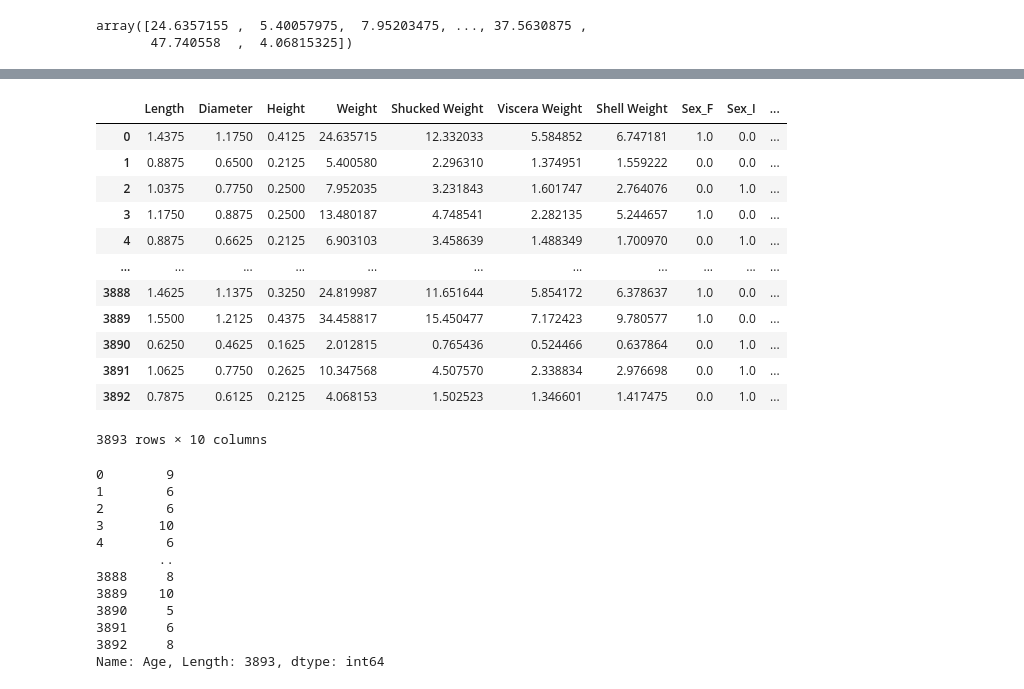
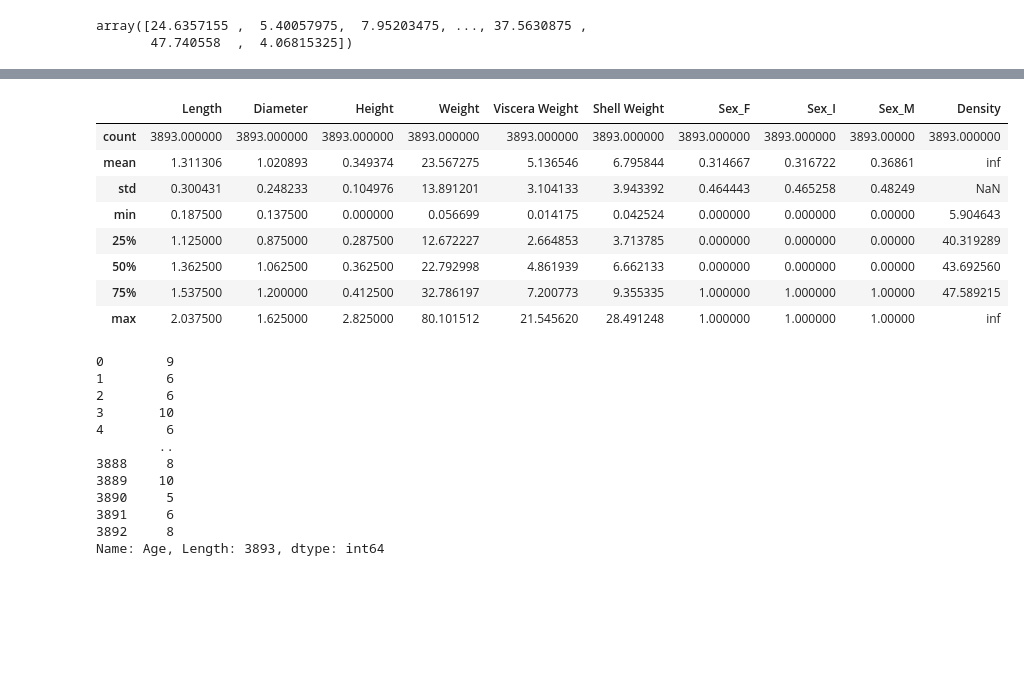
Before and after one commit to realyashsehgal/Age-Prediction, a Jupyter notebook: Models/Main.ipynb, the cells around one changed output, grey strips where cells are left out. Saved outputs shown, nothing was run; the diff lists cells and outputs as text; code cells hidden in the pictures; blank space fills up the shorter version.

```diff
--- a/Models/Main.ipynb
+++ b/Models/Main.ipynb
@@ -206,5 +217,5 @@ df_final['Weight'].unique()
 array([24.6357155 ,  5.40057975,  7.95203475, ..., 37.5630875 ,
        47.740558  ,  4.06815325])
 # %%
-
-sns.pairplot(df_final)
+df_final['Density'] = df_final['Weight'] / (df_final['Length'] * df_final['Diameter'] * df_final['Height'])
+# sns.pairplot(df_final)
@@ -214,23 +228,20 @@ sns.pairplot(df_final)
 # %%
 from sklearn.model_selection import train_test_split
 # %%
-X = df_final.drop(['Age'],axis=1)
+# X = df_final.drop(['Age','Shucked Weight','Viscera Weight','Shell Weight'],axis=1)
+X = df_final.drop(['Age','Shucked Weight'],axis=1)
 # %%
-X
+X.describe()
 # %% [output]
-|  | Length | Diameter | Height | Weight | Shucked Weight | Viscera Weight | Shell Weight | Sex_F | Sex_I | ... |
-| 0 | 1.4375 | 1.1750 | 0.4125 | 24.635715 | 12.332033 | 5.584852 | 6.747181 | 1.0 | 0.0 | ... |
-| 1 | 0.8875 | 0.6500 | 0.2125 | 5.400580 | 2.296310 | 1.374951 | 1.559222 | 0.0 | 0.0 | ... |
-| 2 | 1.0375 | 0.7750 | 0.2500 | 7.952035 | 3.231843 | 1.601747 | 2.764076 | 0.0 | 1.0 | ... |
-| 3 | 1.1750 | 0.8875 | 0.2500 | 13.480187 | 4.748541 | 2.282135 | 5.244657 | 1.0 | 0.0 | ... |
-| 4 | 0.8875 | 0.6625 | 0.2125 | 6.903103 | 3.458639 | 1.488349 | 1.700970 | 0.0 | 1.0 | ... |
-| ... | ... | ... | ... | ... | ... | ... | ... | ... | ... | ... |
-| 3888 | 1.4625 | 1.1375 | 0.3250 | 24.819987 | 11.651644 | 5.854172 | 6.378637 | 1.0 | 0.0 | ... |
-| 3889 | 1.5500 | 1.2125 | 0.4375 | 34.458817 | 15.450477 | 7.172423 | 9.780577 | 1.0 | 0.0 | ... |
-| 3890 | 0.6250 | 0.4625 | 0.1625 | 2.012815 | 0.765436 | 0.524466 | 0.637864 | 0.0 | 1.0 | ... |
-| 3891 | 1.0625 | 0.7750 | 0.2625 | 10.347568 | 4.507570 | 2.338834 | 2.976698 | 0.0 | 1.0 | ... |
-| 3892 | 0.7875 | 0.6125 | 0.2125 | 4.068153 | 1.502523 | 1.346601 | 1.417475 | 0.0 | 1.0 | ... |
+|  | Length | Diameter | Height | Weight | Viscera Weight | Shell Weight | Sex_F | Sex_I | Sex_M | Density |
+| count | 3893.000000 | 3893.000000 | 3893.000000 | 3893.000000 | 3893.000000 | 3893.000000 | 3893.000000 | 3893.000000 | 3893.00000 | 3893.000000 |
+| mean | 1.311306 | 1.020893 | 0.349374 | 23.567275 | 5.136546 | 6.795844 | 0.314667 | 0.316722 | 0.36861 | inf |
+| std | 0.300431 | 0.248233 | 0.104976 | 13.891201 | 3.104133 | 3.943392 | 0.464443 | 0.465258 | 0.48249 | NaN |
+| min | 0.187500 | 0.137500 | 0.000000 | 0.056699 | 0.014175 | 0.042524 | 0.000000 | 0.000000 | 0.00000 | 5.904643 |
+| 25% | 1.125000 | 0.875000 | 0.287500 | 12.672227 | 2.664853 | 3.713785 | 0.000000 | 0.000000 | 0.00000 | 40.319289 |
+| 50% | 1.362500 | 1.062500 | 0.362500 | 22.792998 | 4.861939 | 6.662133 | 0.000000 | 0.000000 | 0.00000 | 43.692560 |
+| 75% | 1.537500 | 1.200000 | 0.412500 | 32.786197 | 7.200773 | 9.355335 | 1.000000 | 1.000000 | 1.00000 | 47.589215 |
+| max | 2.037500 | 1.625000 | 2.825000 | 80.101512 | 21.545620 | 28.491248 | 1.000000 | 1.000000 | 1.00000 | inf |
-3893 rows × 10 columns
 # %%
 y = df['Age']
 # %%
```
Also changed, not shown: parts of 15 cells of this notebook.
